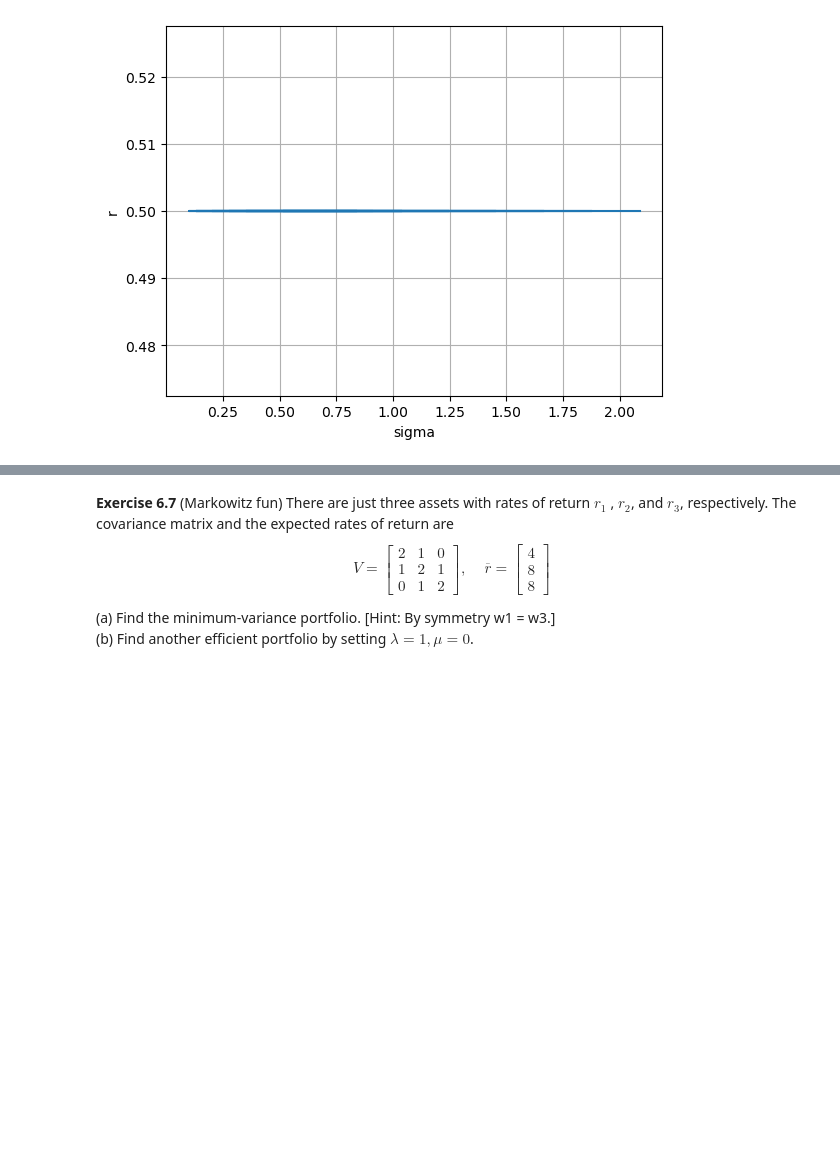
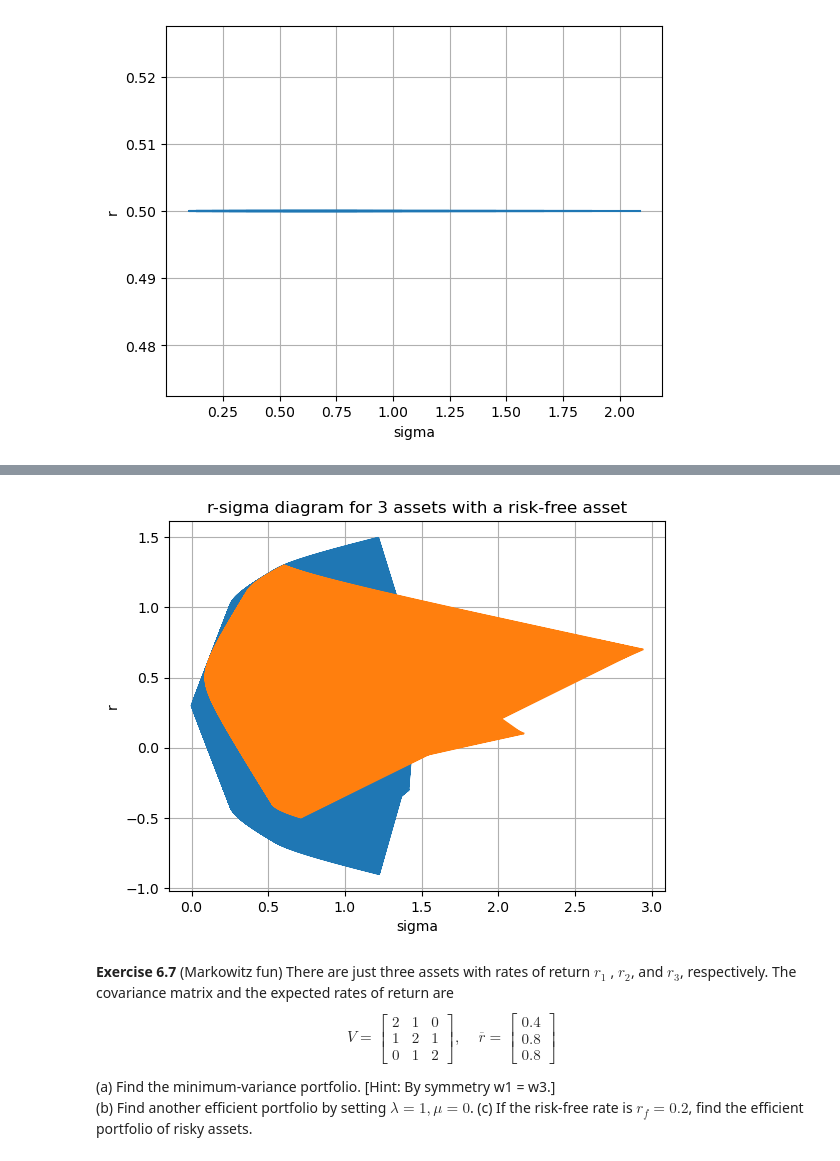
Before and after one commit to AvaM1/Math134_Notes, a Jupyter notebook: 134A Week 7.ipynb, the cells around one changed output, grey strips where cells are left out. Drawn from its saved outputs; the diff is of its cells as text; code cells hidden in the pictures; blank space fills up the shorter version.

```diff
--- a/134A Week 7.ipynb
+++ b/134A Week 7.ipynb
@@ -133,6 +162,56 @@ $$\begin{align*}\sum_{j = 1}^n \sigma_{ij}w_j-\lambda\overline{r_i}-\mu &= 0 \\
+# %%
+import numpy as np
+import matplotlib.pyplot as plt
+
+sigma1 = 0.1
+sigma2 = 0.2
+sigma3 = 0.4
+r1 = 0.5
+r2 = 0.2
+r3 = 0.4
+rf = 0.3
+rho12 = 0.5
+rho13 = -0.2
+rho23 = 0.1
+sigma12 = rho12 * sigma1 * sigma2
+sigma13 = rho13 * sigma1 * sigma3
+sigma23 = rho23 * sigma2 * sigma3
+
+def r(alpha1, alpha2, alpha3):
+    return alpha1 * r1 + alpha2 * r2 + alpha3 * r3 + (1 - alpha1 - alpha2 - alpha3) * rf
+
+def sigma(alpha1, alpha2, alpha3):
+    return np.sqrt(alpha1**2 * sigma1**2 + alpha2**2 * sigma2**2 +alpha3 **2 * sigma3**2 + 2 * alpha1 * alpha2 * sigma12 + 2 * alpha1 * alpha3 * sigma13 + alpha2 * alpha3 * sigma23)
+
+alpha1, alpha2, alpha3 = np.mgrid[-3:3:0.02, -3:3:0.02, -3:3:0.02]
+
+rlist = r(alpha1, alpha2, alpha3).flatten()
+sigmalist = sigma(alpha1, alpha2, alpha3).flatten()
+
+plt.plot(sigmalist, rlist)
+
+def rold(alpha1, alpha2):
+    return alpha1 * r1 + alpha2 * r2 + (1 - alpha1 - alpha2) * r3
+
+def sigmaold(alpha1, alpha2):
+    return np.sqrt(alpha1**2 * sigma1**2 + alpha2**2 * sigma2**2 + (1-alpha1 - alpha2)**2 * sigma3**2 + 2 * alpha1 * alpha2 * sigma12 + 2 * alpha1 * (1-alpha1-alpha2) * sigma13 + alpha2 * (1-alpha1 - alpha2) * sigma23)
+
+rlistold = rold(alpha1, alpha2).flatten()
+sigmalistold = sigmaold(alpha1, alpha2).flatten()
+
+plt.plot(sigmalistold, rlistold)
+
+plt.xlabel('sigma')
+plt.ylabel('r')
+plt.title('r-sigma diagram for 3 assets with a risk-free asset')
+plt.grid(True)
+plt.show()
+# %% [output]
+[figure, added]
 # %% [markdown]
 **Exercise 6.7** (Markowitz fun) There are just three assets with rates of return $r_1$ , $r_2$, and $r_3$, respectively. The covariance matrix and the expected rates of return are
-$$V = \begin{bmatrix}2 & 1 & 0 \\ 1 & 2 & 1 \\ 0 & 1 & 2\end{bmatrix},\;\;\;\;\overline{r} = \begin{bmatrix}4 \\ 8 \\ 8\end{bmatrix}$$
+$$V = \begin{bmatrix}2 & 1 & 0 \\ 1 & 2 & 1 \\ 0 & 1 & 2\end{bmatrix},\;\;\;\;\overline{r} = \begin{bmatrix}0.4 \\ 0.8 \\ 0.8\end{bmatrix}$$
 
 (a) Find the minimum-variance portfolio. [Hint: By symmetry w1 = w3.] \
 (b) Find another efficient portfolio by setting $\lambda = 1, \mu = 0$.
+(c) If the risk-free rate is $r_f = 0.2$, find the efficient portfolio of risky assets.
```
Also changed, not shown: parts of 8 cells of this notebook.
